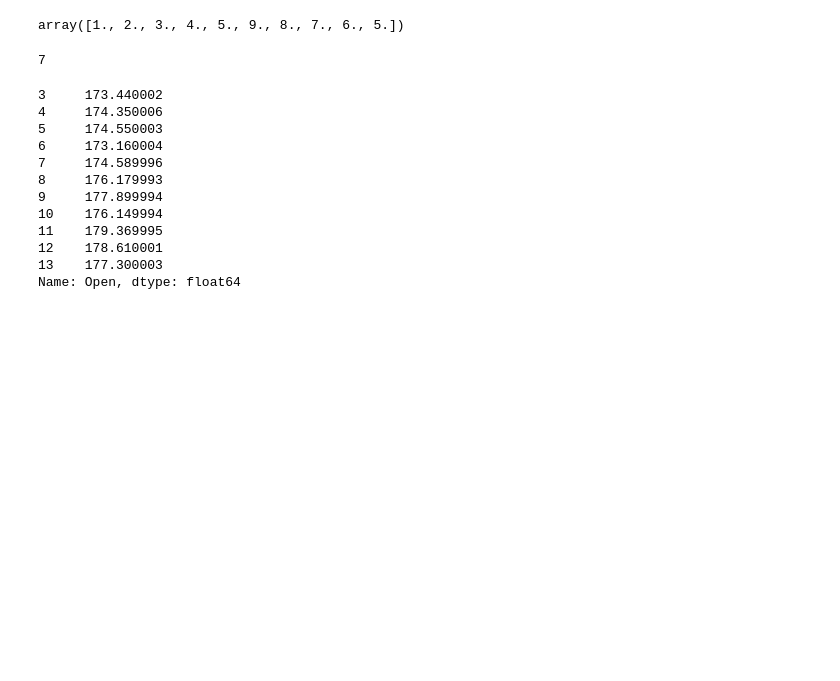
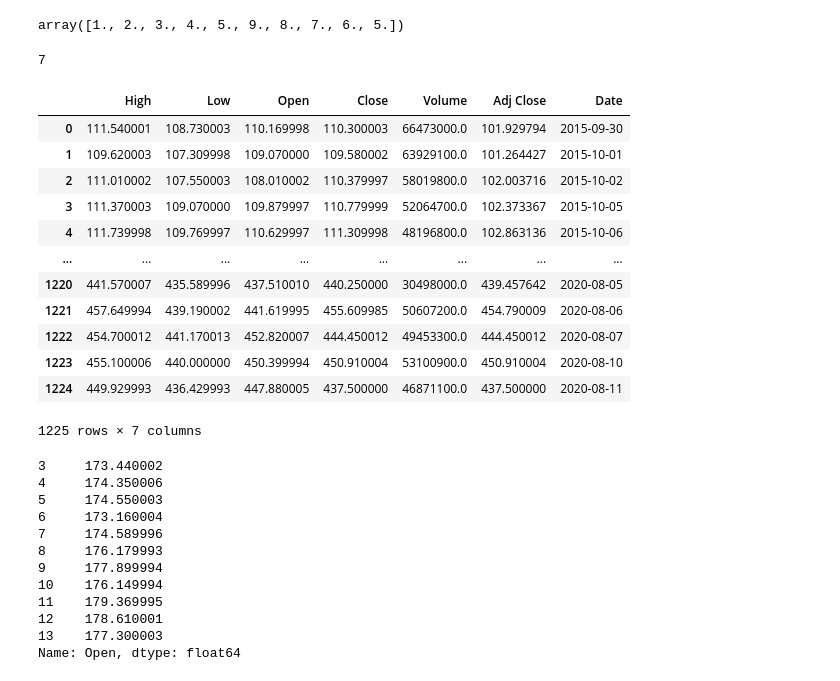
Before and after one commit to Pjus/stockRl, a Jupyter notebook: Untitled.ipynb, the cells around one changed output. Drawn from its saved outputs; the diff is of its cells as text; code cells hidden in the pictures; blank space fills up the shorter version.

```diff
--- a/Untitled.ipynb
+++ b/Untitled.ipynb
@@ -43,17 +43,31 @@ array([1., 2., 3., 4., 5., 9., 8., 7., 6., 5.])
 # %%
 import pandas_datareader as pdr
 
 ticker = 'AAPL'
-start_date = '2018-01-01'
+start_date = '2015-10-1'
 
 df = pdr.get_data_yahoo(ticker, start_date)
 df['Date'] = df.index
 df.index = range(len(df))
 df = df.sort_values('Date')
 df['Date'] = df['Date'].astype('str')
 print(len(df.columns))
+df
 # %% [output]
 7
+|  | High | Low | Open | Close | Volume | Adj Close | Date |
+| 0 | 111.540001 | 108.730003 | 110.169998 | 110.300003 | 66473000.0 | 101.929794 | 2015-09-30 |
+| 1 | 109.620003 | 107.309998 | 109.070000 | 109.580002 | 63929100.0 | 101.264427 | 2015-10-01 |
+| 2 | 111.010002 | 107.550003 | 108.010002 | 110.379997 | 58019800.0 | 102.003716 | 2015-10-02 |
+| 3 | 111.370003 | 109.070000 | 109.879997 | 110.779999 | 52064700.0 | 102.373367 | 2015-10-05 |
+| 4 | 111.739998 | 109.769997 | 110.629997 | 111.309998 | 48196800.0 | 102.863136 | 2015-10-06 |
+| ... | ... | ... | ... | ... | ... | ... | ... |
+| 1220 | 441.570007 | 435.589996 | 437.510010 | 440.250000 | 30498000.0 | 439.457642 | 2020-08-05 |
+| 1221 | 457.649994 | 439.190002 | 441.619995 | 455.609985 | 50607200.0 | 454.790009 | 2020-08-06 |
+| 1222 | 454.700012 | 441.170013 | 452.820007 | 444.450012 | 49453300.0 | 444.450012 | 2020-08-07 |
+| 1223 | 455.100006 | 440.000000 | 450.399994 | 450.910004 | 53100900.0 | 450.910004 | 2020-08-10 |
+| 1224 | 449.929993 | 436.429993 | 447.880005 | 437.500000 | 46871100.0 | 437.500000 | 2020-08-11 |
+1225 rows × 7 columns
 # %%
 df.loc[13-10 : 13, 'Open']
 # %% [output]
```
Also changed, not shown: parts of 15 cells of this notebook, 5 other files.
